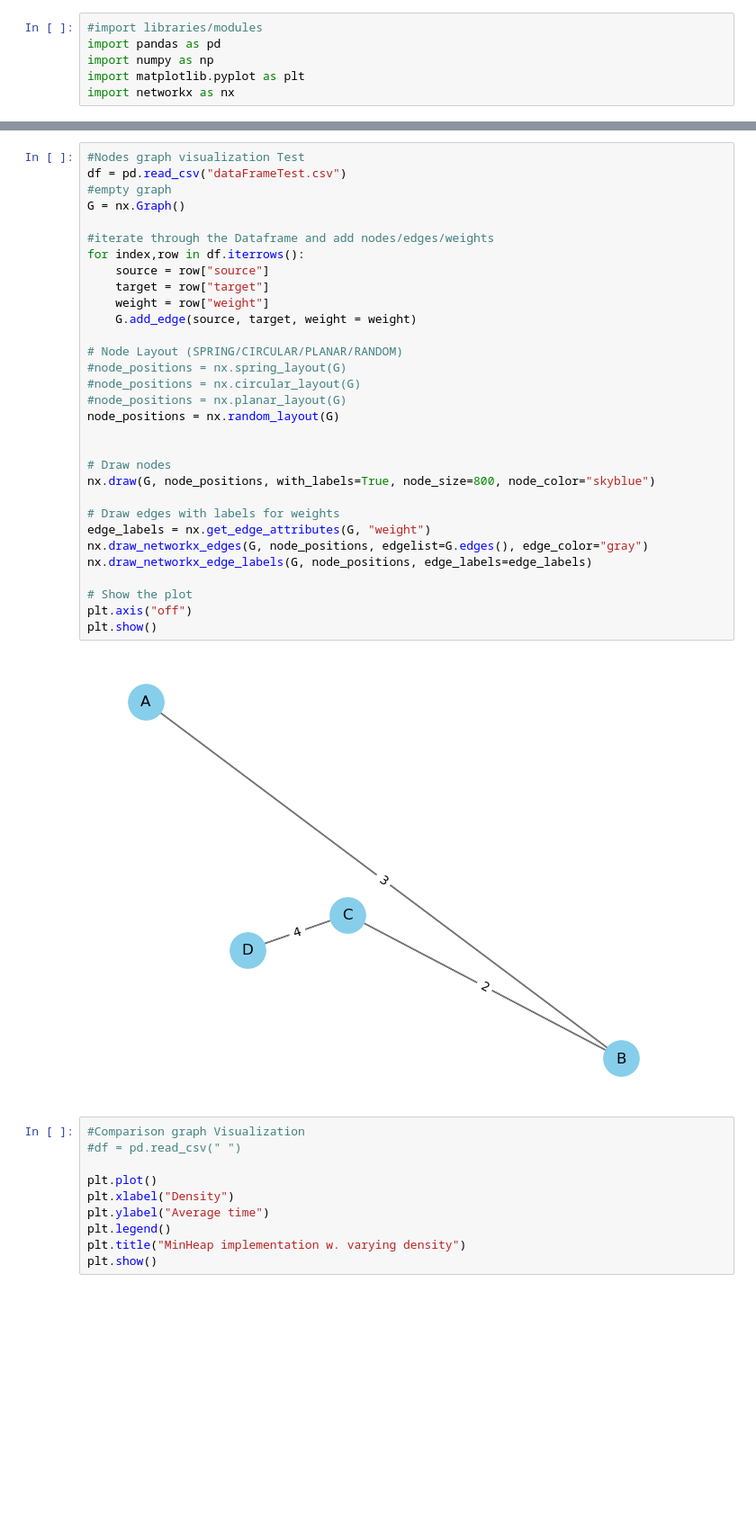
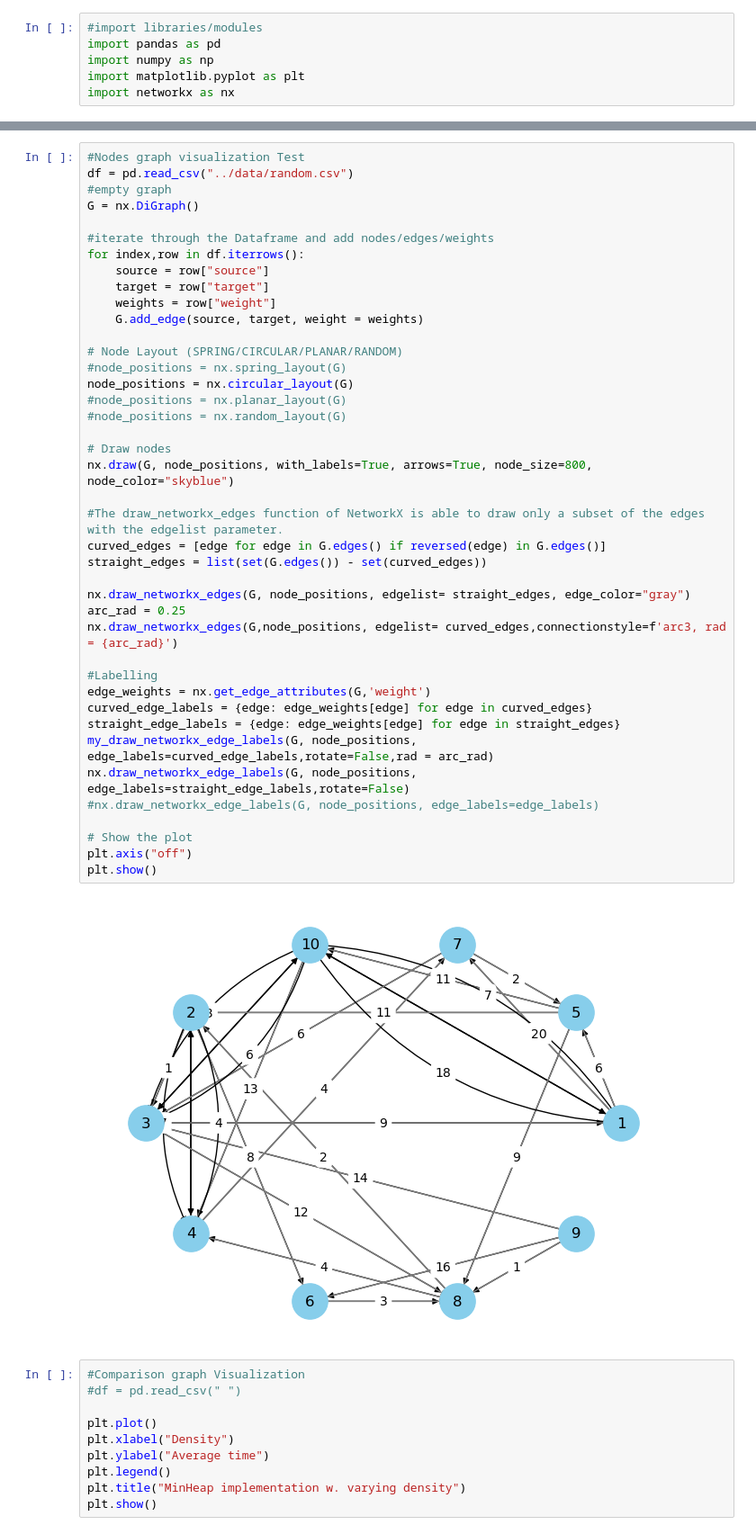
Before and after one commit to isaacchunn/sc2001-projects, a Jupyter notebook: Project2-Dijkstra/Visualization/SC2001_Project2.ipynb, the cells around one changed output, grey strips where cells are left out. Shown at 90% size. Cells and saved outputs as stored; diff of their text form; blank space fills up the shorter version.

```diff
--- a/Project2-Dijkstra/Visualization/SC2001_Project2.ipynb
+++ b/Project2-Dijkstra/Visualization/SC2001_Project2.ipynb
@@ -11,36 +182,46 @@ import networkx as nx
 # %%
 #Nodes graph visualization Test
-df = pd.read_csv("dataFrameTest.csv")
+df = pd.read_csv("../data/random.csv")
 #empty graph
-G = nx.Graph()
+G = nx.DiGraph()
 
 #iterate through the Dataframe and add nodes/edges/weights
 for index,row in df.iterrows():
     source = row["source"]
     target = row["target"]
-    weight = row["weight"]
-    G.add_edge(source, target, weight = weight)
+    weights = row["weight"]
+    G.add_edge(source, target, weight = weights)
 
 # Node Layout (SPRING/CIRCULAR/PLANAR/RANDOM)
 #node_positions = nx.spring_layout(G)
-#node_positions = nx.circular_layout(G)
+node_positions = nx.circular_layout(G)
 #node_positions = nx.planar_layout(G)
-node_positions = nx.random_layout(G)
-
+#node_positions = nx.random_layout(G)
 
 # Draw nodes
-nx.draw(G, node_positions, with_labels=True, node_size=800, node_color="skyblue")
+nx.draw(G, node_positions, with_labels=True, arrows=True, node_size=800, node_color="skyblue")
 
-# Draw edges with labels for weights
-edge_labels = nx.get_edge_attributes(G, "weight")
-nx.draw_networkx_edges(G, node_positions, edgelist=G.edges(), edge_color="gray")
-nx.draw_networkx_edge_labels(G, node_positions, edge_labels=edge_labels)
+#The draw_networkx_edges function of NetworkX is able to draw only a subset of the edges with the edgelist parameter.
+curved_edges = [edge for edge in G.edges() if reversed(edge) in G.edges()]
+straight_edges = list(set(G.edges()) - set(curved_edges))
+
+nx.draw_networkx_edges(G, node_positions, edgelist= straight_edges, edge_color="gray")
+arc_rad = 0.25
+nx.draw_networkx_edges(G,node_positions, edgelist= curved_edges,connectionstyle=f'arc3, rad = {arc_rad}')
+
+#Labelling
+edge_weights = nx.get_edge_attributes(G,'weight')
+curved_edge_labels = {edge: edge_weights[edge] for edge in curved_edges}
+straight_edge_labels = {edge: edge_weights[edge] for edge in straight_edges}
+my_draw_networkx_edge_labels(G, node_positions, edge_labels=curved_edge_labels,rotate=False,rad = arc_rad)
+nx.draw_networkx_edge_labels(G, node_positions, edge_labels=straight_edge_labels,rotate=False)
+#nx.draw_networkx_edge_labels(G, node_positions, edge_labels=edge_labels)
 
 # Show the plot
 plt.axis("off")
 plt.show()
 # %% [output]
-[figure, old version]
+[figure, new version]
 # %%
 #Comparison graph Visualization
 #df = pd.read_csv(" ")
```
Also changed, not shown: parts of 1 cell of this notebook, 2 other files.
